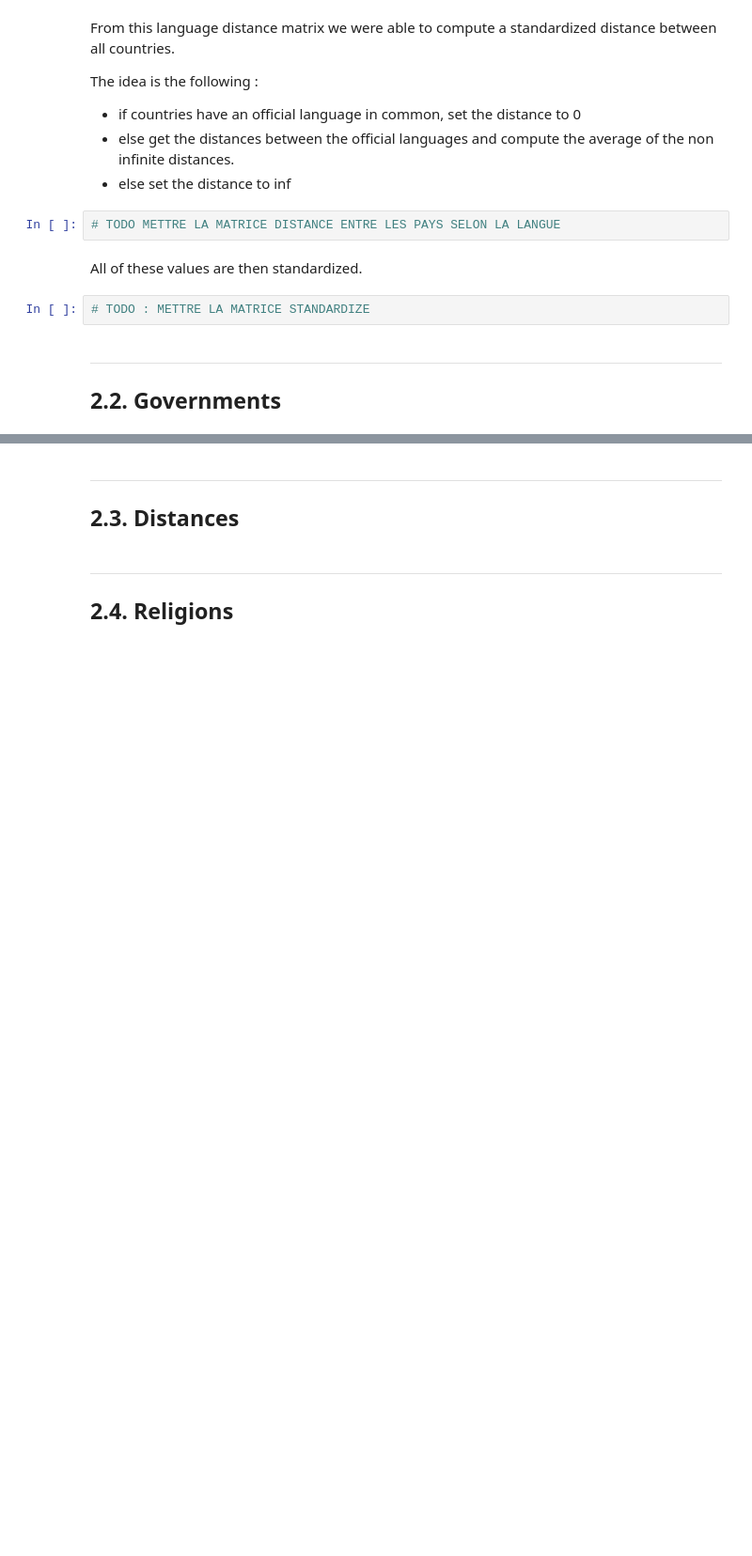
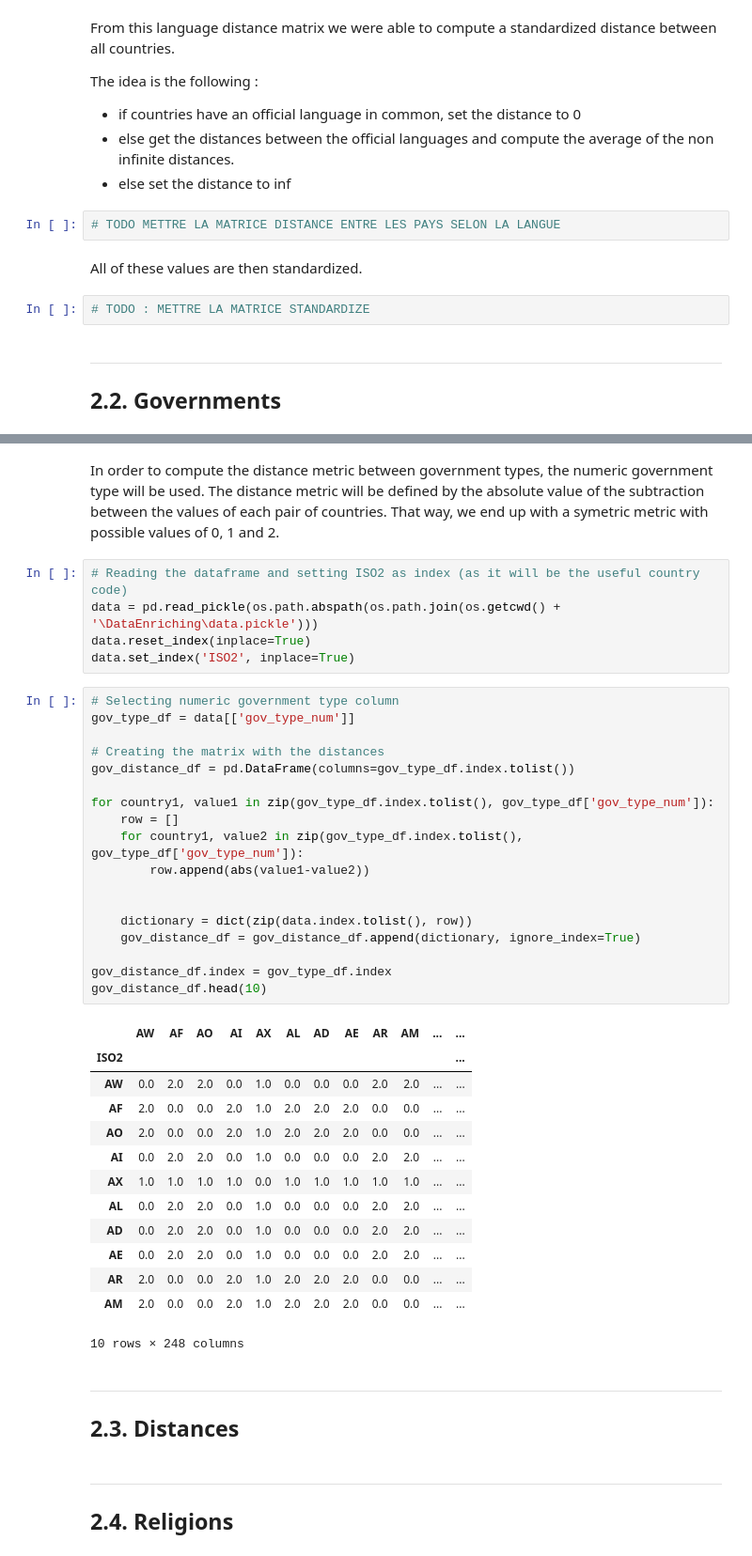
Before and after one commit to LailaHms/ADA2017_Homeworks, a Jupyter notebook: Project/Milestone 3.ipynb, the cells around one changed output, grey strips where cells are left out. Shown at 94% size. Drawn from its saved outputs; the diff is of its cells as text; blank space fills up the shorter version.

```diff
--- a/Project/Milestone 3.ipynb
+++ b/Project/Milestone 3.ipynb
@@ -178,3 +209,42 @@ data[['gov_type', 'gov_type_num']].head()
+# %% [markdown]
+In order to compute the distance metric between government types, the numeric government type will be used. The distance metric will be defined by the absolute value of the subtraction between the values of each pair of countries. That way, we end up with a symetric metric with possible values of 0, 1 and 2.
+# %%
+# Reading the dataframe and setting ISO2 as index (as it will be the useful country code)
+data = pd.read_pickle(os.path.abspath(os.path.join(os.getcwd() + '\DataEnriching\data.pickle')))
+data.reset_index(inplace=True)
+data.set_index('ISO2', inplace=True)
+# %%
+# Selecting numeric government type column
+gov_type_df = data[['gov_type_num']]
+
+# Creating the matrix with the distances
+gov_distance_df = pd.DataFrame(columns=gov_type_df.index.tolist())
+
+for country1, value1 in zip(gov_type_df.index.tolist(), gov_type_df['gov_type_num']):
+    row = []
+    for country1, value2 in zip(gov_type_df.index.tolist(), gov_type_df['gov_type_num']):
+        row.append(abs(value1-value2))
+
+
+    dictionary = dict(zip(data.index.tolist(), row))
+    gov_distance_df = gov_distance_df.append(dictionary, ignore_index=True)
+
+gov_distance_df.index = gov_type_df.index
+gov_distance_df.head(10)
+# %% [output]
+|  | AW | AF | AO | AI | AX | AL | AD | AE | AR | AM | ... | ... |
+| ISO2 |  |  |  |  |  |  |  |  |  |  |  | ... |
+| AW | 0.0 | 2.0 | 2.0 | 0.0 | 1.0 | 0.0 | 0.0 | 0.0 | 2.0 | 2.0 | ... | ... |
+| AF | 2.0 | 0.0 | 0.0 | 2.0 | 1.0 | 2.0 | 2.0 | 2.0 | 0.0 | 0.0 | ... | ... |
+| AO | 2.0 | 0.0 | 0.0 | 2.0 | 1.0 | 2.0 | 2.0 | 2.0 | 0.0 | 0.0 | ... | ... |
+| AI | 0.0 | 2.0 | 2.0 | 0.0 | 1.0 | 0.0 | 0.0 | 0.0 | 2.0 | 2.0 | ... | ... |
+| AX | 1.0 | 1.0 | 1.0 | 1.0 | 0.0 | 1.0 | 1.0 | 1.0 | 1.0 | 1.0 | ... | ... |
+| AL | 0.0 | 2.0 | 2.0 | 0.0 | 1.0 | 0.0 | 0.0 | 0.0 | 2.0 | 2.0 | ... | ... |
+| AD | 0.0 | 2.0 | 2.0 | 0.0 | 1.0 | 0.0 | 0.0 | 0.0 | 2.0 | 2.0 | ... | ... |
+| AE | 0.0 | 2.0 | 2.0 | 0.0 | 1.0 | 0.0 | 0.0 | 0.0 | 2.0 | 2.0 | ... | ... |
+| AR | 2.0 | 0.0 | 0.0 | 2.0 | 1.0 | 2.0 | 2.0 | 2.0 | 0.0 | 0.0 | ... | ... |
+| AM | 2.0 | 0.0 | 0.0 | 2.0 | 1.0 | 2.0 | 2.0 | 2.0 | 0.0 | 0.0 | ... | ... |
+10 rows × 248 columns
 # %% [markdown]
 ____
 
```
Also changed, not shown: parts of 24 cells of this notebook, 4 other files.
